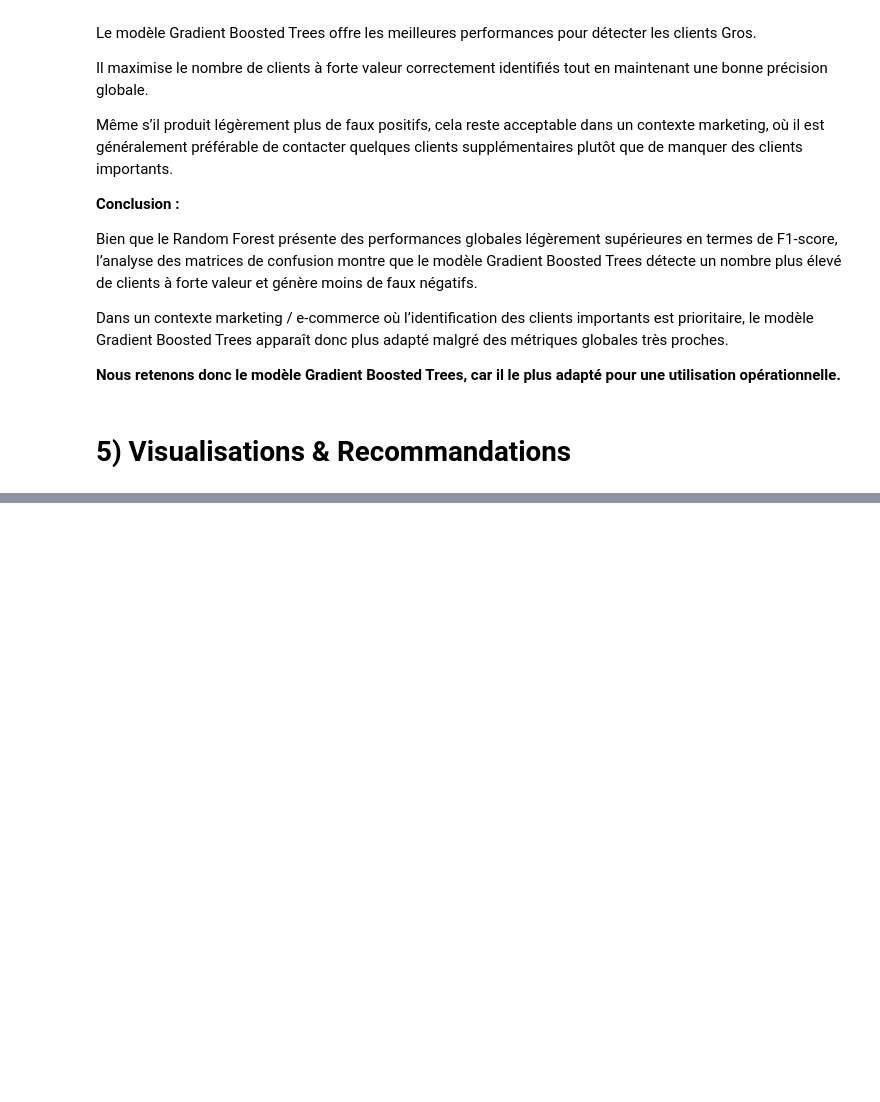
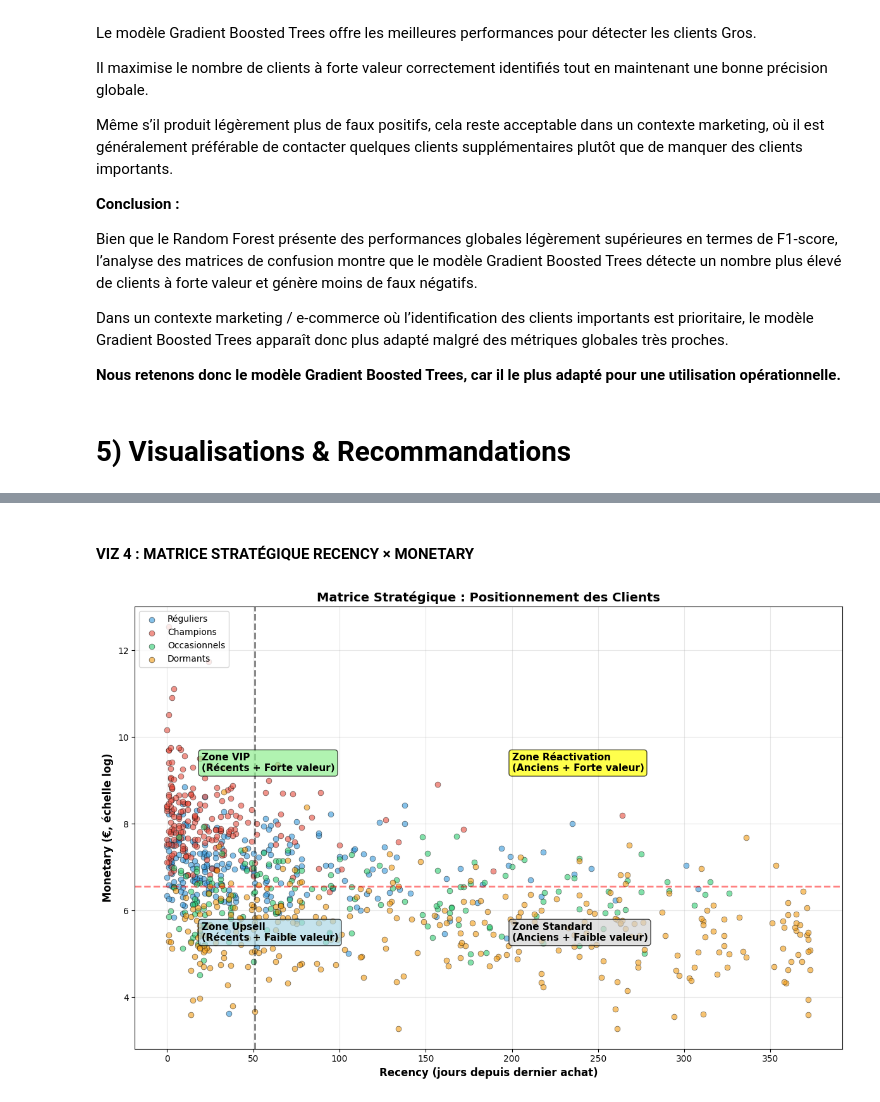
Before and after one commit to EdLac/spark-ecommerce, a Jupyter notebook: notebooks/ProjetFinal.ipynb, the cells around one changed output, grey strips where cells are left out. Cells and saved outputs as stored; diff of their text form; code cells hidden in the pictures; blank space fills up the shorter version.

```diff
--- a/notebooks/ProjetFinal.ipynb
+++ b/notebooks/ProjetFinal.ipynb
@@ -2014,0 +2014,40 @@ plt.show()
+# %% [markdown]
+#### VIZ 4 : MATRICE STRATÉGIQUE RECENCY × MONETARY
+# %%
+
+rfm_sample = rfm_clustered.sample(fraction=0.2, seed=42).toPandas()
+
+fig, ax = plt.subplots(figsize=(12, 8))
+
+for cluster_id in sorted(rfm_sample['cluster'].unique()):
+    cluster_data = rfm_sample[rfm_sample['cluster'] == cluster_id]
+    cluster_name = noms_clusters[cluster_id]
+    ax.scatter(cluster_data['Recency'], np.log1p(cluster_data['Monetary']),
+              c=colors_dict[cluster_id], label=cluster_name,
+              alpha=0.6, s=40, edgecolors='black', linewidth=0.5)
+
+recency_median = rfm_sample['Recency'].median()
+monetary_median = rfm_sample['Monetary'].median()
+
+ax.axvline(recency_median, color='black', linestyle='--', linewidth=2, alpha=0.5)
+ax.axhline(np.log1p(monetary_median), color='red', linestyle='--', linewidth=2, alpha=0.5)
+
+ax.text(20, np.log1p(10000), 'Zone VIP\n(Récents + Forte valeur)',
+        fontsize=11, weight='bold', bbox=dict(boxstyle='round', facecolor='lightgreen', alpha=0.7))
+ax.text(200, np.log1p(10000), 'Zone Réactivation\n(Anciens + Forte valeur)',
+        fontsize=11, weight='bold', bbox=dict(boxstyle='round', facecolor='yellow', alpha=0.7))
+ax.text(20, np.log1p(200), 'Zone Upsell\n(Récents + Faible valeur)',
+        fontsize=11, weight='bold', bbox=dict(boxstyle='round', facecolor='lightblue', alpha=0.7))
+ax.text(200, np.log1p(200), 'Zone Standard\n(Anciens + Faible valeur)',
+        fontsize=11, weight='bold', bbox=dict(boxstyle='round', facecolor='lightgray', alpha=0.7))
+
+ax.set_xlabel('Recency (jours depuis dernier achat)', fontsize=12, weight='bold')
+ax.set_ylabel('Monetary (€, échelle log)', fontsize=12, weight='bold')
+ax.set_title('Matrice Stratégique : Positionnement des Clients', fontsize=14, weight='bold')
+ax.legend(loc='upper left', fontsize=10)
+ax.grid(alpha=0.3)
+
+plt.tight_layout()
+plt.show()
+# %% [output]
+[figure, added]
```
Also changed, not shown: parts of 41 cells of this notebook.
